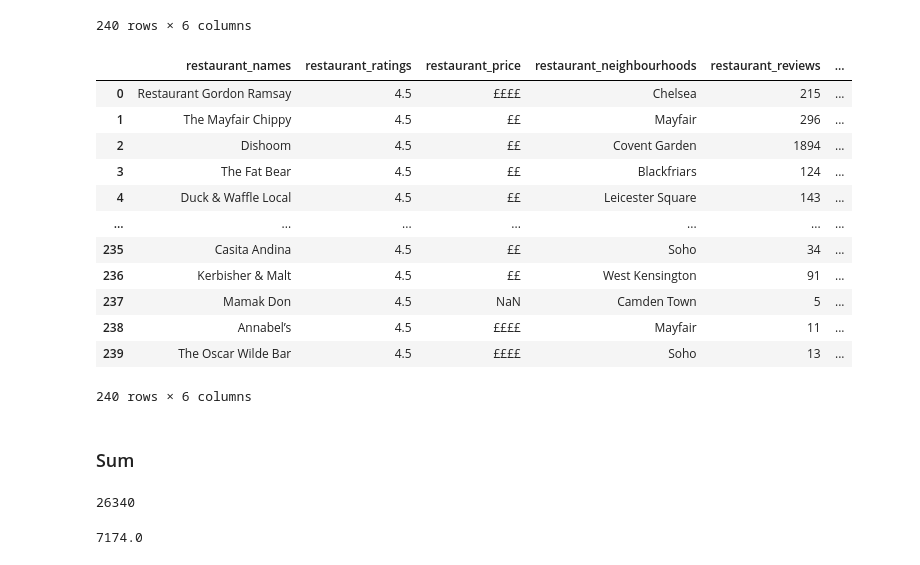
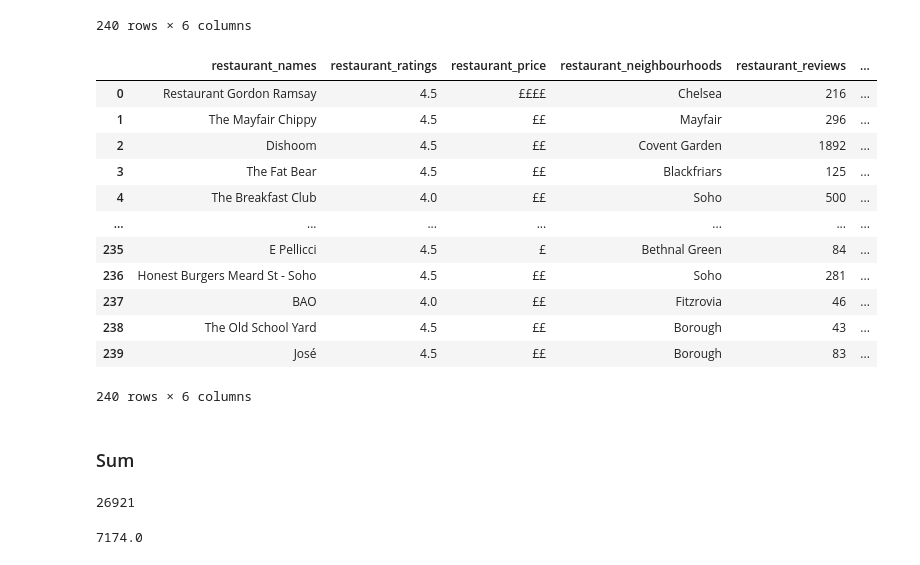
Before and after one commit to Islompulatov/-Build_week, a Jupyter notebook: file_open.ipynb, the cells around one changed output. Drawn from its saved outputs; the diff is of its cells as text; code cells hidden in the pictures.

```diff
--- a/file_open.ipynb
+++ b/file_open.ipynb
@@ -41,21 +41,21 @@ data3
 | 239 | The Sands End | 4.0 | ££ | Fulham | 16 | Pubs |
 240 rows × 6 columns
 # %%
-data1 = pd.read_csv('C:\\Users\\ritth\\code\\Strive\\King_Ritthuja\\restaurant_data.csv')
+data1 = pd.read_csv('C:\\Users\\ritth\\code\\Strive\\-Build_week\\restaurant_data.csv')
 data1
 # %% [output]
 |  | restaurant_names | restaurant_ratings | restaurant_price | restaurant_neighbourhoods | restaurant_reviews | ... |
-| 0 | Restaurant Gordon Ramsay | 4.5 | ££££ | Chelsea | 215 | ... |
+| 0 | Restaurant Gordon Ramsay | 4.5 | ££££ | Chelsea | 216 | ... |
 | 1 | The Mayfair Chippy | 4.5 | ££ | Mayfair | 296 | ... |
-| 2 | Dishoom | 4.5 | ££ | Covent Garden | 1894 | ... |
-| 3 | The Fat Bear | 4.5 | ££ | Blackfriars | 124 | ... |
-| 4 | Duck & Waffle Local | 4.5 | ££ | Leicester Square | 143 | ... |
+| 2 | Dishoom | 4.5 | ££ | Covent Garden | 1892 | ... |
+| 3 | The Fat Bear | 4.5 | ££ | Blackfriars | 125 | ... |
+| 4 | The Breakfast Club | 4.0 | ££ | Soho | 500 | ... |
 | ... | ... | ... | ... | ... | ... | ... |
-| 235 | Casita Andina | 4.5 | ££ | Soho | 34 | ... |
-| 236 | Kerbisher & Malt | 4.5 | ££ | West Kensington | 91 | ... |
-| 237 | Mamak Don | 4.5 | NaN | Camden Town | 5 | ... |
-| 238 | Annabel’s | 4.5 | ££££ | Mayfair | 11 | ... |
-| 239 | The Oscar Wilde Bar | 4.5 | ££££ | Soho | 13 | ... |
+| 235 | E Pellicci | 4.5 | £ | Bethnal Green | 84 | ... |
+| 236 | Honest Burgers Meard St - Soho | 4.5 | ££ | Soho | 281 | ... |
+| 237 | BAO | 4.0 | ££ | Fitzrovia | 46 | ... |
+| 238 | The Old School Yard | 4.5 | ££ | Borough | 43 | ... |
+| 239 | José | 4.5 | ££ | Borough | 83 | ... |
 240 rows × 6 columns
 # %% [markdown]
 ### Sum
@@ -63,7 +63,7 @@ data1
 res_sum = data1['restaurant_reviews'].sum()
 res_sum
 # %% [output]
-26340
+26921
 # %%
 hot_sum = data2['hotel_reviews'].sum()
 hot_sum
```
Also changed, not shown: parts of 2 cells of this notebook, 1 other file.
